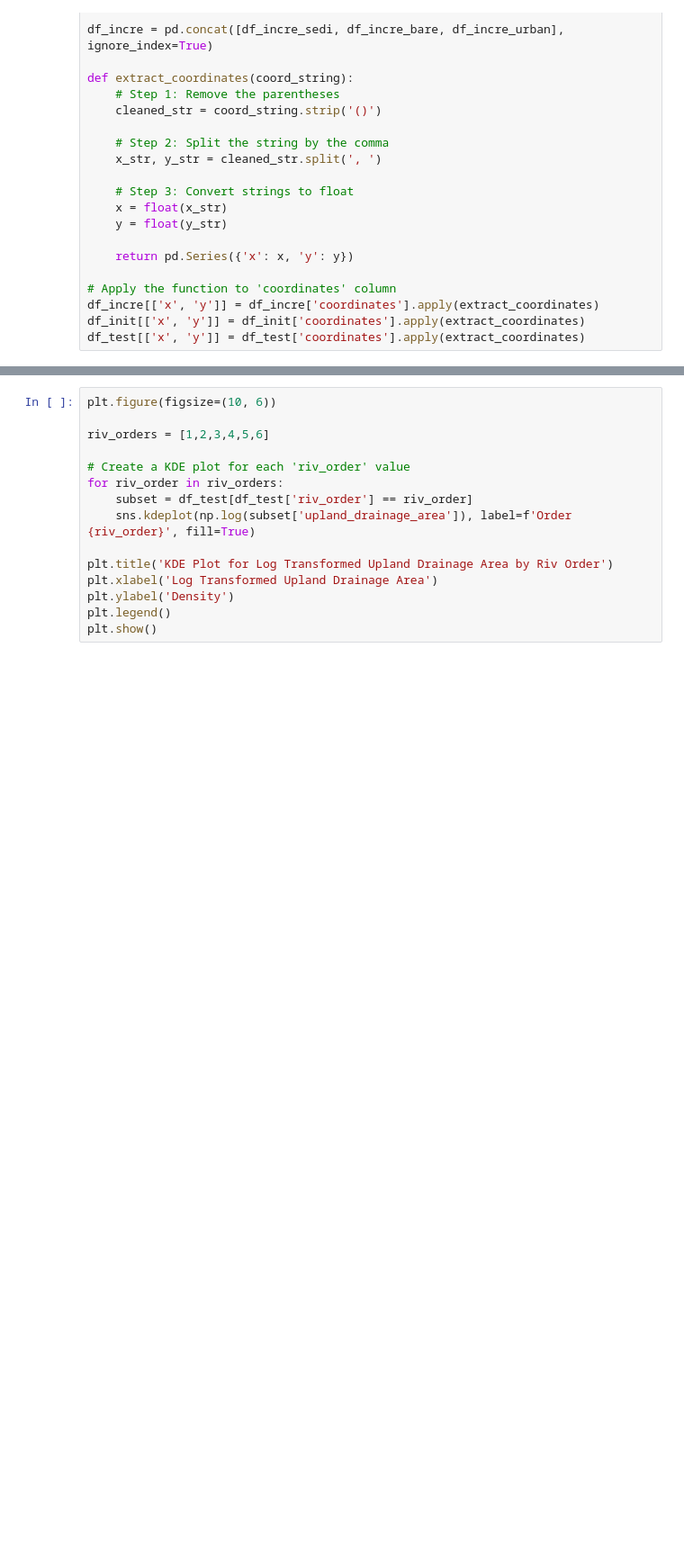
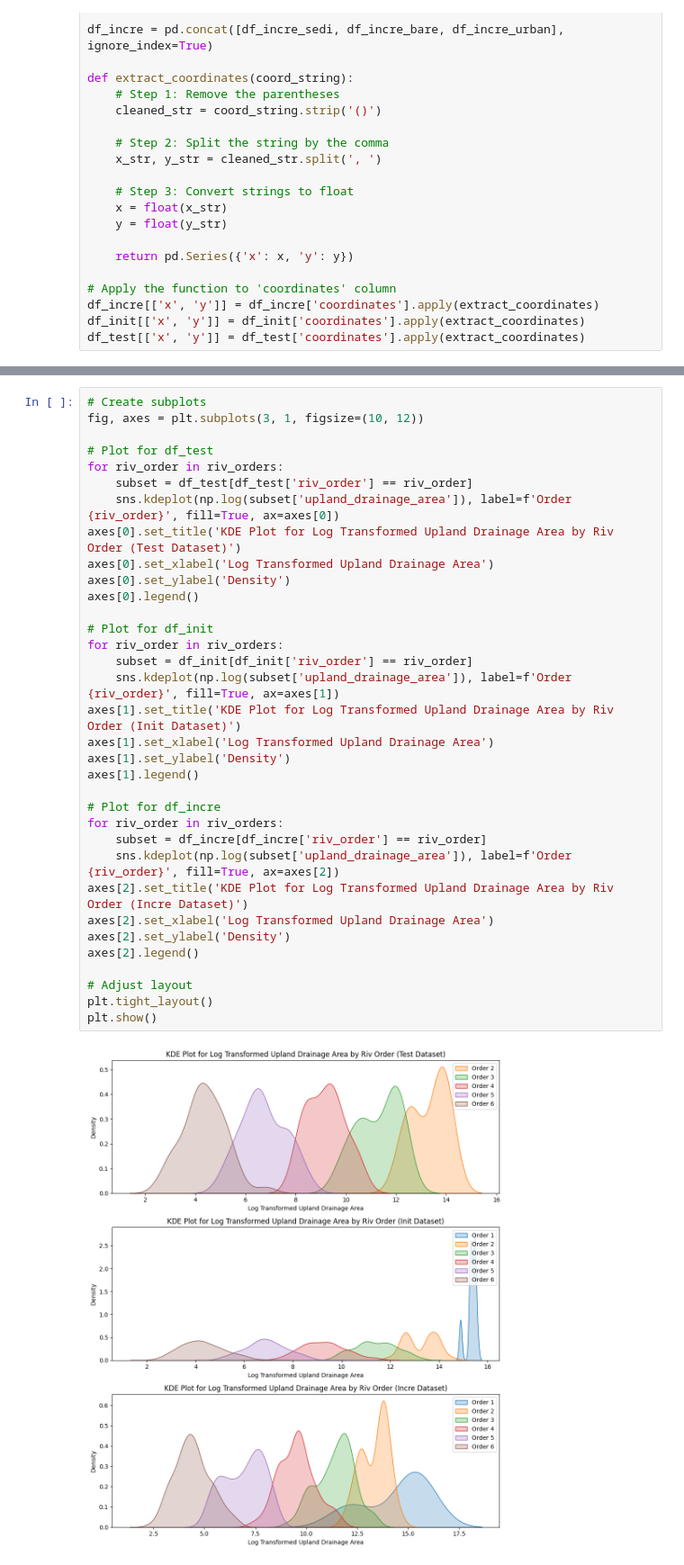
Before and after one commit to sherryqcchen/mlfluv, a Jupyter notebook: ANALYSE_LAYER/sample_stats.ipynb, the cells around one changed output, grey strips where cells are left out. Shown at 90% size. Cells and saved outputs as stored; diff of their text form; blank space fills up the shorter version.

```diff
--- a/ANALYSE_LAYER/sample_stats.ipynb
+++ b/ANALYSE_LAYER/sample_stats.ipynb
@@ -185,18 +159,39 @@ plot_scatter_by_point_type(df_incre, type_color_map)
-# %%
-plt.figure(figsize=(10, 6))
-
-riv_orders = [1,2,3,4,5,6]
-
-# Create a KDE plot for each 'riv_order' value
-for riv_order in riv_orders:
-    subset = df_test[df_test['riv_order'] == riv_order]
-    sns.kdeplot(np.log(subset['upland_drainage_area']), label=f'Order {riv_order}', fill=True)
-
-plt.title('KDE Plot for Log Transformed Upland Drainage Area by Riv Order')
-plt.xlabel('Log Transformed Upland Drainage Area')
-plt.ylabel('Density')
-plt.legend()
-plt.show()
+# %%
+# Create subplots
+fig, axes = plt.subplots(3, 1, figsize=(10, 12))
+
+# Plot for df_test
+for riv_order in riv_orders:
+    subset = df_test[df_test['riv_order'] == riv_order]
+    sns.kdeplot(np.log(subset['upland_drainage_area']), label=f'Order {riv_order}', fill=True, ax=axes[0])
+axes[0].set_title('KDE Plot for Log Transformed Upland Drainage Area by Riv Order (Test Dataset)')
+axes[0].set_xlabel('Log Transformed Upland Drainage Area')
+axes[0].set_ylabel('Density')
+axes[0].legend()
+
+# Plot for df_init
+for riv_order in riv_orders:
+    subset = df_init[df_init['riv_order'] == riv_order]
+    sns.kdeplot(np.log(subset['upland_drainage_area']), label=f'Order {riv_order}', fill=True, ax=axes[1])
+axes[1].set_title('KDE Plot for Log Transformed Upland Drainage Area by Riv Order (Init Dataset)')
+axes[1].set_xlabel('Log Transformed Upland Drainage Area')
+axes[1].set_ylabel('Density')
+axes[1].legend()
+
+# Plot for df_incre
+for riv_order in riv_orders:
+    subset = df_incre[df_incre['riv_order'] == riv_order]
+    sns.kdeplot(np.log(subset['upland_drainage_area']), label=f'Order {riv_order}', fill=True, ax=axes[2])
+axes[2].set_title('KDE Plot for Log Transformed Upland Drainage Area by Riv Order (Incre Dataset)')
+axes[2].set_xlabel('Log Transformed Upland Drainage Area')
+axes[2].set_ylabel('Density')
+axes[2].legend()
+
+# Adjust layout
+plt.tight_layout()
+plt.show()
+# %% [output]
+[figure, added]
 # %%
 data_path = '/exports/csce/datastore/geos/groups/LSDTopoData/MLFluv/mlfluv_s12lulc_data' #_RANDOM'
 # data_path = '/exports/csce/datastore/geos/users/s2135982/MLFLUV_DATA/data_sediment_rich_samples'
```
Also changed, not shown: parts of 5 cells of this notebook, 6 other files.
